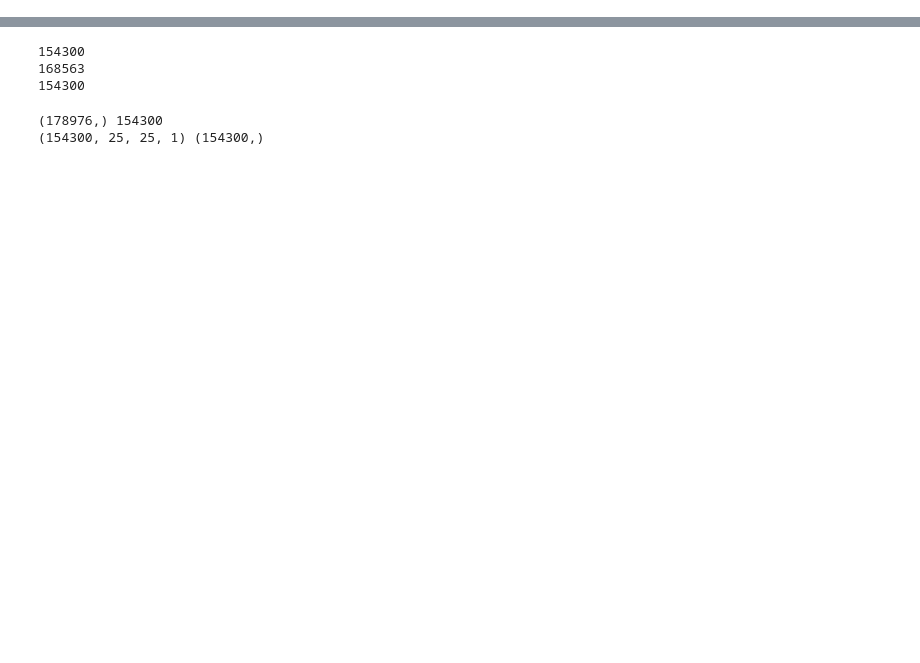
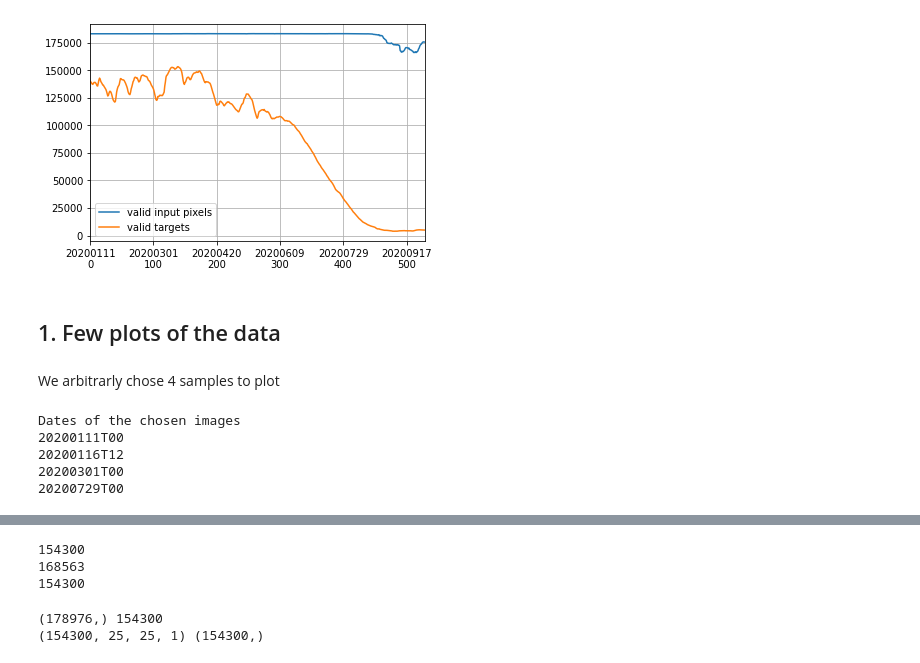
Before and after one commit to nansencenter/SID-NN, a Jupyter notebook: read-data.ipynb, the cells around one changed output, grey strips where cells are left out. Cells and saved outputs as stored; diff of their text form; code cells hidden in the pictures; blank space fills up the shorter version.

Commit message:
refactoring read-data (until trainig set)

```diff
--- a/read-data.ipynb
+++ b/read-data.ipynb
@@ -89,9 +0,0 @@ mask_in = mask_num
-# %%
-# Plot to check
-iplot = [0,10,100,400]
-xx = X[iplot,...,0]
-yy0 = target[iplot,...,0]
-ww = mask_all[iplot,...,0]
-
-xx[~mask_in[iplot,...,0]]= np.nan
-yy0[~ww] = np.nan
@@ -250,0 +149,16 @@ X1.shape, y1.shape, y2.shape
+# %%
+# Create the valid numerical values mask
+mask_num = np.all( (np.isfinite(Xall)) & (np.isfinite(target[...,np.newaxis])),axis=3)
+
+# Create the sea-ice thickness mask
+ih = othernames.index('h') # Index of the sea ice concentration field
+mask_sit = Xother[...,ih]> th_sit
+
+# Create the damage mask
+mask_dam = denorm(target) > th_dam
+
+# Compile all the mask together
+mask_all = mask_num & mask_sit & mask_dam
+mask_in = mask_num
+
+# Running this cell will trigger warning due to nan values in the comparison with threshold values
@@ -250,0 +189,38 @@ X1.shape, y1.shape, y2.shape
+# %%
+# Total of valid pixel by date
+fig, ax = plt.subplots()
+ax.plot(mask_in.sum(axis=(1,2)), label='valid input pixels')
+ax.plot(mask_all.sum(axis=(1,2)), label='valid targets')
+ax.set_xlim((0,n))
+ax.get_xticks().tolist()
+ax.set_xticklabels([lfiles[int(i)][6:14]+'\n{:d}'.format(int(i)) for i in ax.get_xticks().tolist() if i<n]);
+ax.legend();
+ax.grid()
+# %% [output]
+[figure, added]
+# %% [markdown]
+## 1. Few plots of the data
+# %% [markdown]
+We arbitrarly chose 4 samples to plot
+# %%
+# Index of chosen images
+iplot = [0,11,100,400]
+
+#Put the values in dedicated variables to be plotted
+xx = X[iplot,...,0]
+yy0 = target[iplot]
+ww = mask_all[iplot]
+
+# Mask incorrect values with nans
+xx[~mask_in[iplot]]= np.nan
+yy0[~ww] = np.nan
+
+print('Dates of the chosen images')
+for i in iplot:
+    print(lfiles[i][6:17])
+# %% [output]
+Dates of the chosen images
+20200111T00
+20200116T12
+20200301T00
+20200729T00
```
Also changed, not shown: parts of 45 cells of this notebook, 2 other files.
